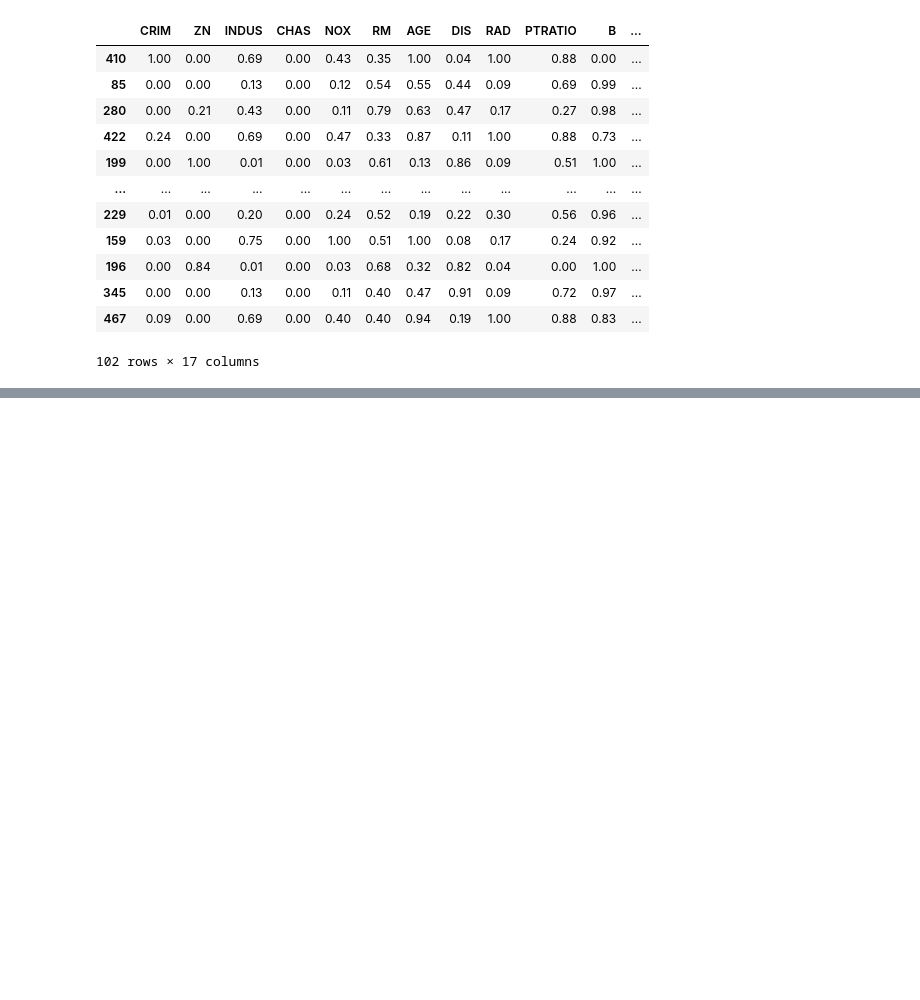
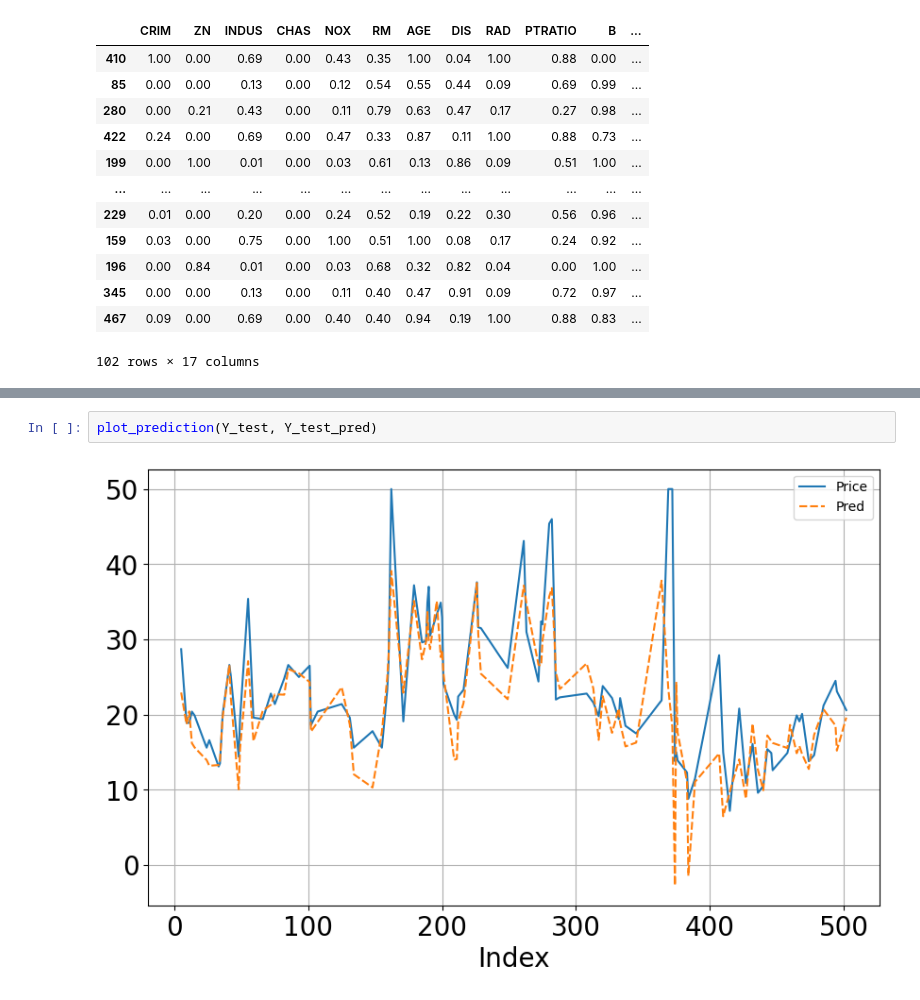
Before and after one commit to ihobbang250/TIL, a Jupyter notebook: Python/Data Science/DataAnalysis1.ipynb, the cells around one changed output, grey strips where cells are left out. Cells and saved outputs as stored; diff of their text form; blank space fills up the shorter version.

```diff
--- a/Python/Data Science/DataAnalysis1.ipynb
+++ b/Python/Data Science/DataAnalysis1.ipynb
@@ -364,0 +368,4 @@ KeyError: "['ZN', 'INDUS', 'AGE', 'RAD'] not found in axis"
+# %%
+plot_prediction(Y_test, Y_test_pred)
+# %% [output]
+[figure, added]
```
Also changed, not shown: parts of 6 cells of this notebook.
